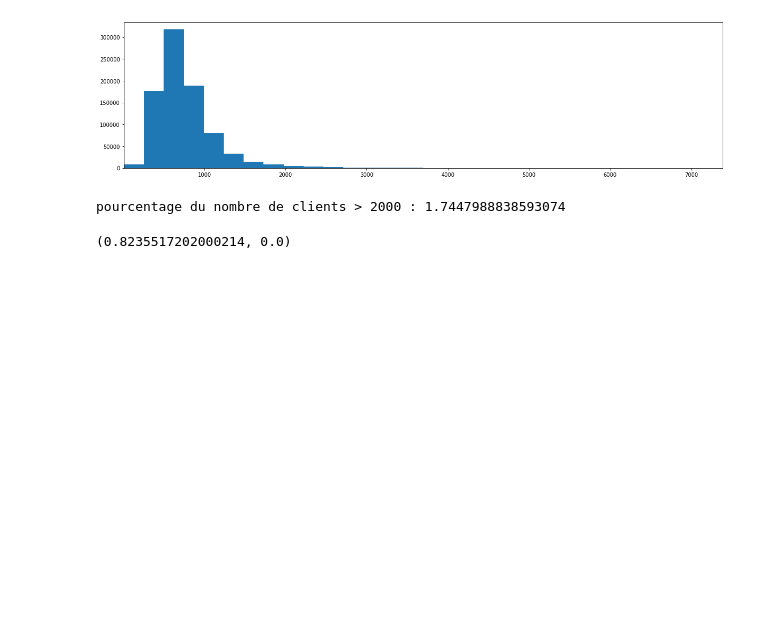
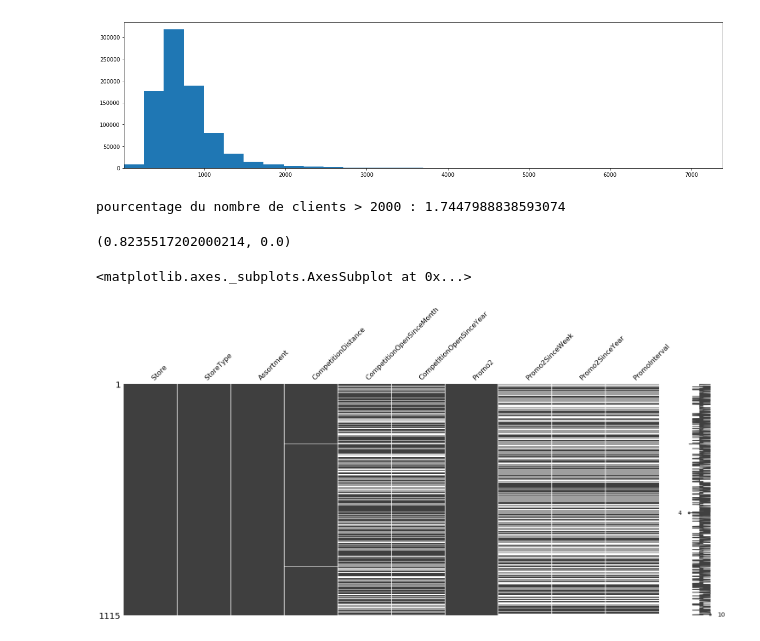
Before and after one commit to yasserbekkali/projetBD, a Jupyter notebook: projetWS.ipynb, the cells around one changed output. Drawn from its saved outputs; the diff is of its cells as text; code cells hidden in the pictures; blank space fills up the shorter version.

```diff
--- a/projetWS.ipynb
+++ b/projetWS.ipynb
@@ -198,3 +210,8 @@ stats.pearsonr(dstrain.Sales , dstrain.Customers)
 #Forte corrélation (entre 0.5 et 1.0)
 # %% [output]
 (0.8235517202000214, 0.0)
+# %%
+msno.matrix(dstore)
+# %% [output]
+<matplotlib.axes._subplots.AxesSubplot at 0x...>
+[figure, added]
```
Also changed, not shown: parts of 5 cells of this notebook.
